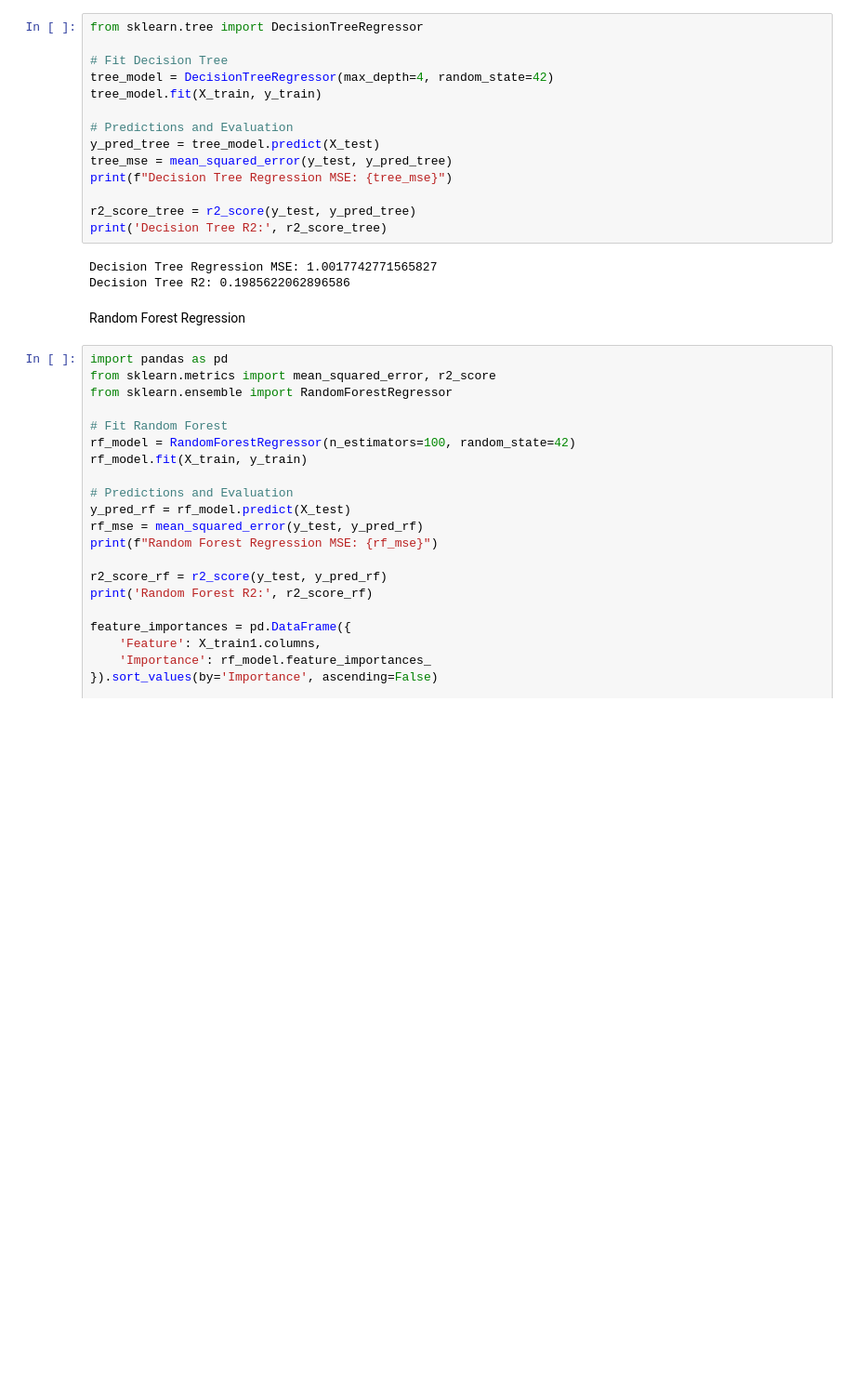
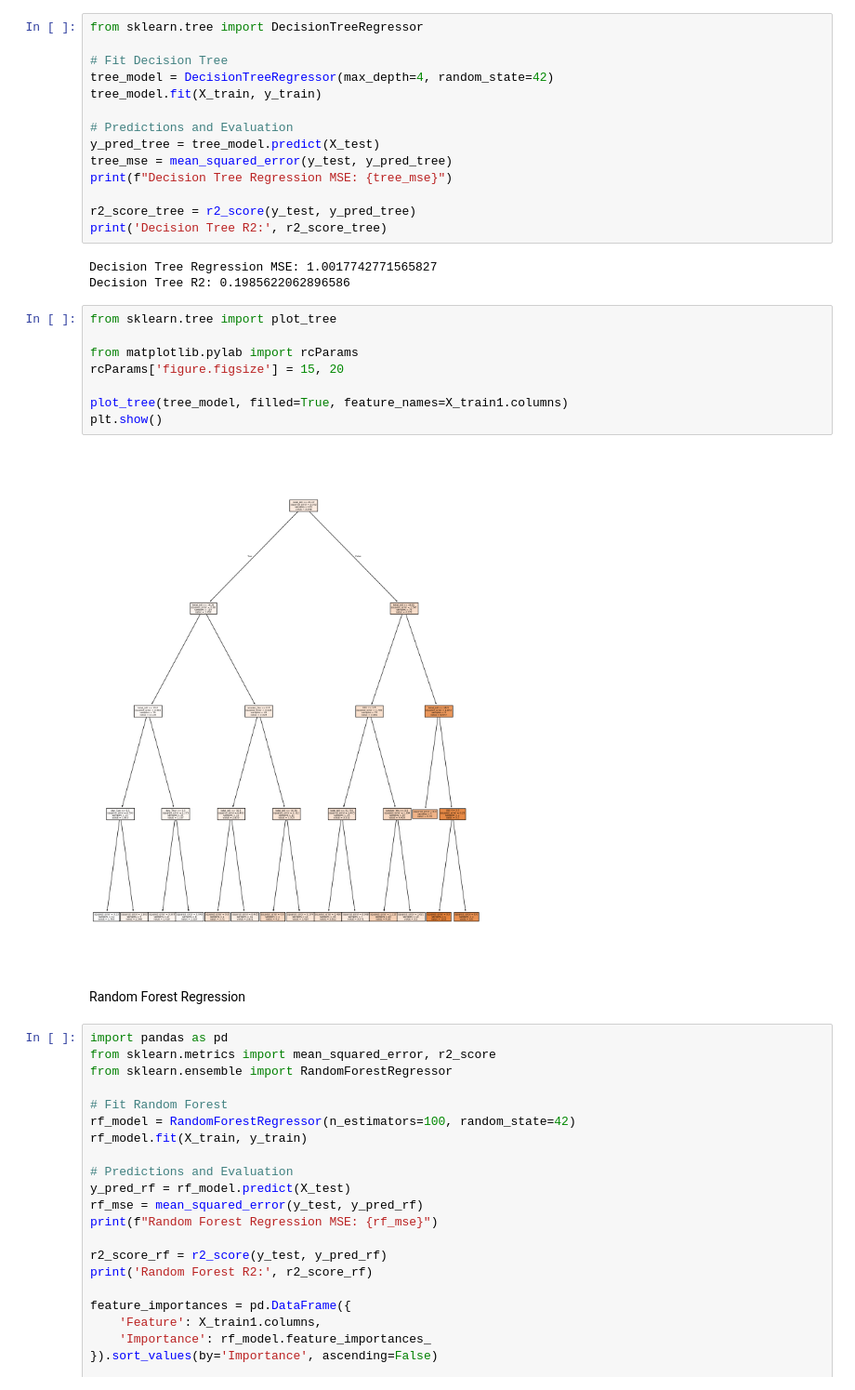
Before and after one commit to PrasoonAZ/ML_Assignment02_PrasoonJha_24565025_TipRegressionproblem, a Jupyter notebook: Assignment02_PrasoonJha.ipynb, the cells around one changed output. Shown at 93% size. Cells and saved outputs as stored; diff of their text form; blank space fills up the shorter version.

```diff
--- a/Assignment02_PrasoonJha.ipynb
+++ b/Assignment02_PrasoonJha.ipynb
@@ -238,6 +236,16 @@ print('Decision Tree R2:', r2_score_tree)
 # %% [output]
 Decision Tree Regression MSE: 1.0017742771565827
 Decision Tree R2: 0.1985622062896586
+# %%
+from sklearn.tree import plot_tree
+
+from matplotlib.pylab import rcParams
+rcParams['figure.figsize'] = 15, 20
+
+plot_tree(tree_model, filled=True, feature_names=X_train1.columns)
+plt.show()
+# %% [output]
+[figure, added]
 # %% [markdown]
 Random Forest Regression
 # %%
```
Also changed, not shown: parts of 11 cells of this notebook.
